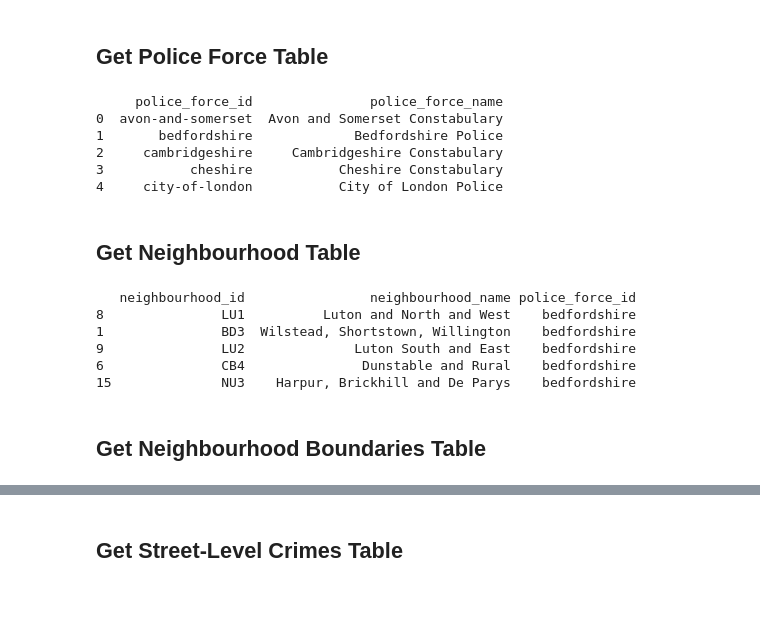
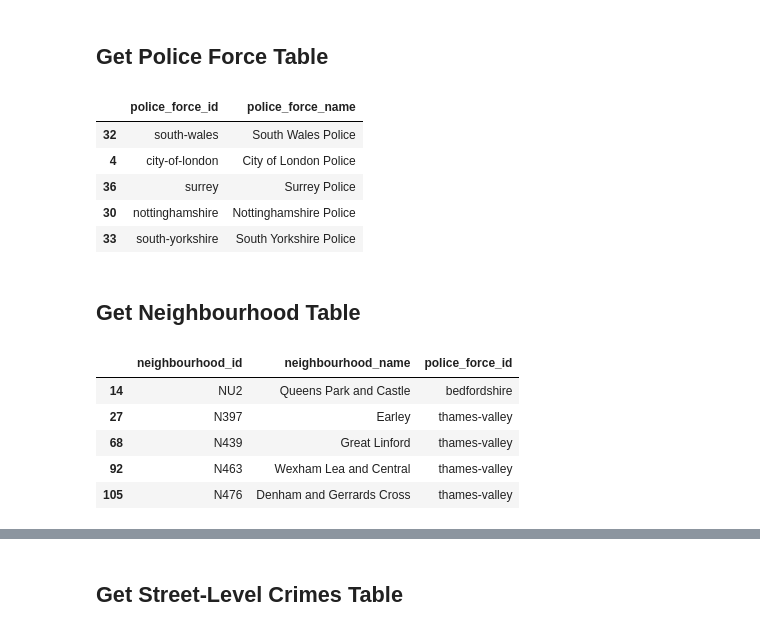
Before and after one commit to zharysc/app-development-Ben-Zharys, a Jupyter notebook: backend.ipynb, the cells around one changed output, grey strips where cells are left out. Saved outputs shown, nothing was run; the diff lists cells and outputs as text; code cells hidden in the pictures; blank space fills up the shorter version.

```diff
--- a/backend.ipynb
+++ b/backend.ipynb
@@ -53,20 +55,17 @@ def get_forces():
 # Defines the police force dataframe
 df_forces = get_forces()
 
-print(df_forces.head())
+df_forces.sample(5)
 # %% [output]
-     police_force_id               police_force_name
-0  avon-and-somerset  Avon and Somerset Constabulary
-1       bedfordshire             Bedfordshire Police
-2     cambridgeshire     Cambridgeshire Constabulary
-3           cheshire           Cheshire Constabulary
-4     city-of-london           City of London Police
+|  | police_force_id | police_force_name |
+| 32 | south-wales | South Wales Police |
+| 4 | city-of-london | City of London Police |
+| 36 | surrey | Surrey Police |
+| 30 | nottinghamshire | Nottinghamshire Police |
+| 33 | south-yorkshire | South Yorkshire Police |
 # %% [markdown]
 ## Get Neighbourhood Table
 # %%
-
-# INPUT FROM USER
-police_force_ids = ["bedfordshire"]
 
 def get_neighbourhood(id):
 
@@ -80,46 +79,59 @@ def get_neighbourhood(id):
 
     """
 
     # Defines the connection to the API
     url = f"https://data.police.uk/api/{id}/neighbourhoods"     # Defines the API url
     response = requests.get(url)                                # Defines the responce after we 'get' the url
 
     # Raises exception if connection fails
     if response.status_code != 200:
         raise Exception(f"API error: {response.status_code}")
 
     # Converts responce to json
     data = response.json()
 
     # Converts json to dataframe
     df = pd.DataFrame(data)
 
     # Adds police force ID
     df['police_force_id'] = id
 
     # Renames the ID and name columns
     df.rename(columns={"id": "neighbourhood_id", "name": "neighbourhood_name"}, inplace=True)
 
     # Returns dataframe
     return df
 
-# Empty list of neighbourhood dataframes
-df_neighbourhoods_list =[]
+def get_all_neighbourhoods(police_forces):
 
-# Appends each neighbourhood dataframe to the list
-for id in police_force_ids:
-    df_neighbourhoods_list.append(get_neighbourhood(id))
+    """
 
-# Unions the list of dataframes into one
-df_neighbourhoods = pd.concat(df_neighbourhoods_list)
+    Defines the function to get all neighbourhoods for a list of police forces.
 
-print(df_neighbourhoods.sample(5))
+    Input: List of police force IDs.
+
+    Output: Dataframe containing all neighbourhoods for the given police forces.
+
+    """
+
+    # Empty list of neighbourhood dataframes
+    df_neighbourhoods_list =[]
+
+    # Appends each neighbourhood dataframe to the list
+    for id in police_forces:
+        df_neighbourhoods_list.append(get_neighbourhood(id))
+
+    # Unions the list of dataframes into one
+    df_neighbourhoods = pd.concat(df_neighbourhoods_list)
+
+    # Returns dataframe
+    return df_neighbourhoods
+
+get_all_neighbourhoods(police_forces).sample(5)
 # %% [output]
-   neighbourhood_id                neighbourhood_name police_force_id
-8               LU1          Luton and North and West    bedfordshire
-1               BD3  Wilstead, Shortstown, Willington    bedfordshire
-9               LU2              Luton South and East    bedfordshire
-6               CB4               Dunstable and Rural    bedfordshire
-15              NU3    Harpur, Brickhill and De Parys    bedfordshire
+|  | neighbourhood_id | neighbourhood_name | police_force_id |
+| 14 | NU2 | Queens Park and Castle | bedfordshire |
+| 27 | N397 | Earley | thames-valley |
+| 68 | N439 | Great Linford | thames-valley |
+| 92 | N463 | Wexham Lea and Central | thames-valley |
+| 105 | N476 | Denham and Gerrards Cross | thames-valley |
-# %% [markdown]
-## Get Neighbourhood Boundaries Table
```
Also changed, not shown: parts of 14 cells of this notebook, 1 other file.
